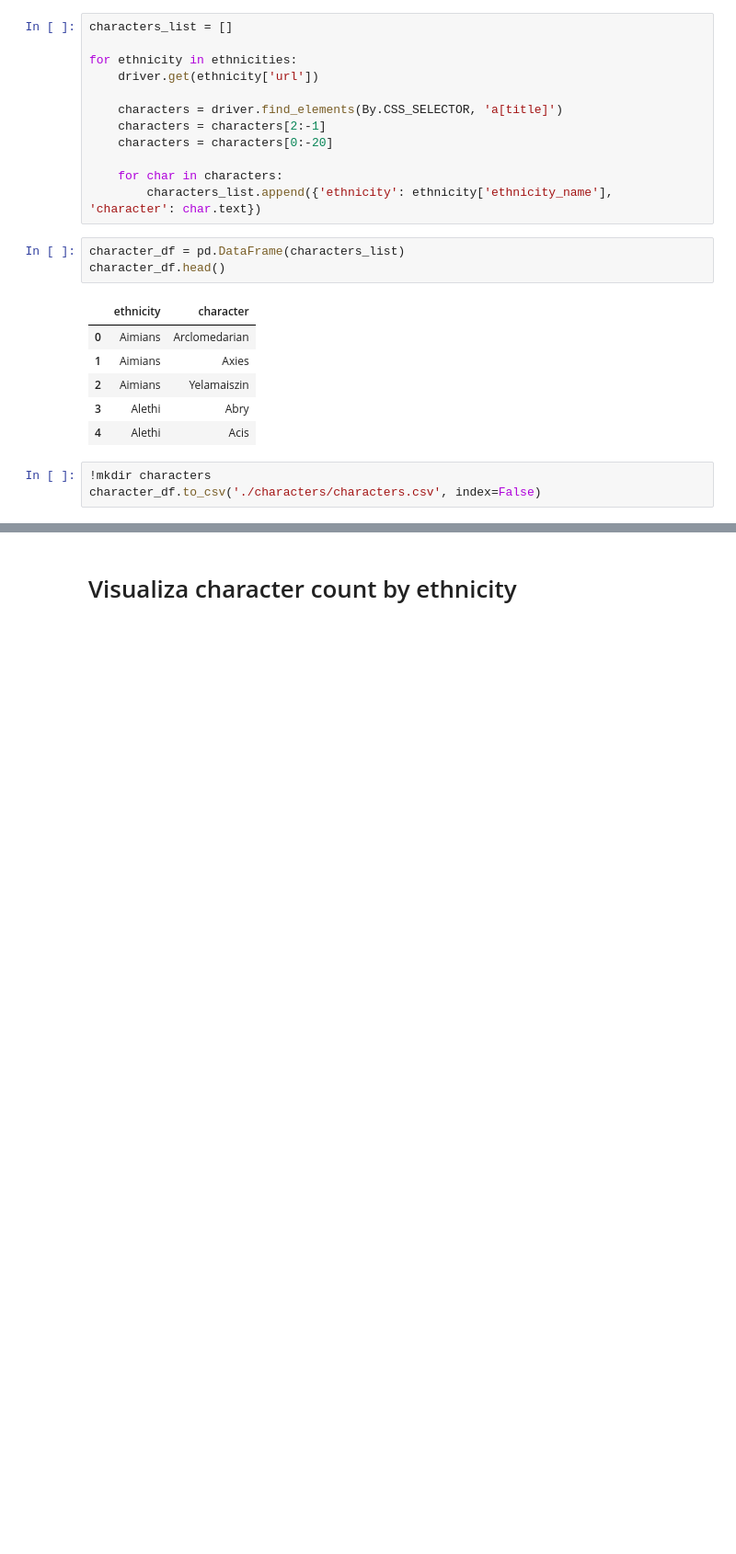
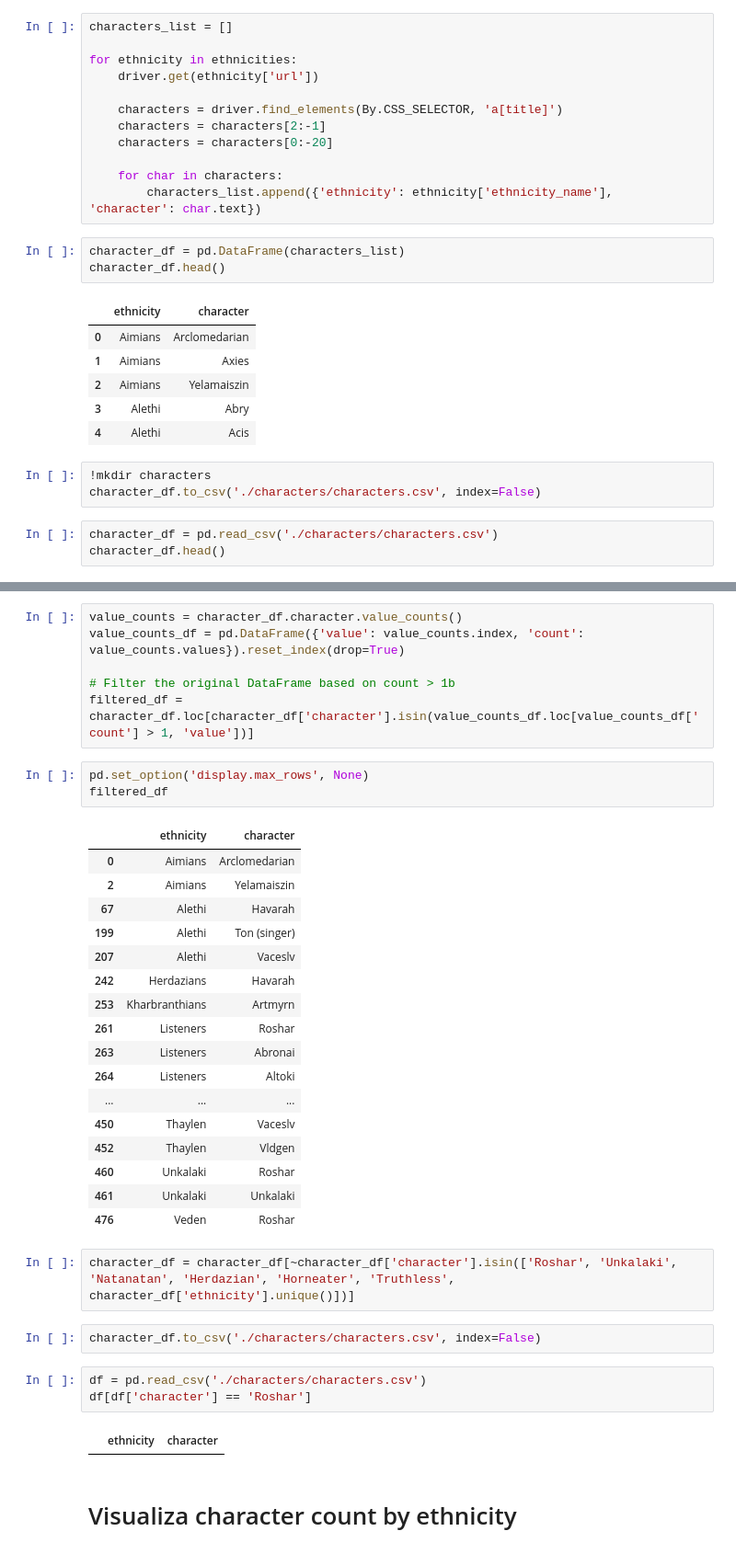
Before and after one commit to MarioMNM/stormlight_characters_network, a Jupyter notebook: character_web_scraping.ipynb, the cells around one changed output, grey strips where cells are left out. Shown at 92% size. Cells and saved outputs as stored; diff of their text form; blank space fills up the shorter version.

Commit message:
Removed wrong characters

```diff
--- a/character_web_scraping.ipynb
+++ b/character_web_scraping.ipynb
@@ -74,3 +76,6 @@ character_df.head()
 # %%
 !mkdir characters
 character_df.to_csv('./characters/characters.csv', index=False)
+# %%
+character_df = pd.read_csv('./characters/characters.csv')
+character_df.head()
@@ -77,3 +89,39 @@ character_df.to_csv('./characters/characters.csv', index=False)
+# %%
+value_counts = character_df.character.value_counts()
+value_counts_df = pd.DataFrame({'value': value_counts.index, 'count': value_counts.values}).reset_index(drop=True)
+
+# Filter the original DataFrame based on count > 1b
+filtered_df = character_df.loc[character_df['character'].isin(value_counts_df.loc[value_counts_df['count'] > 1, 'value'])]
+# %%
+pd.set_option('display.max_rows', None)
+filtered_df
+# %% [output]
+|  | ethnicity | character |
+| 0 | Aimians | Arclomedarian |
+| 2 | Aimians | Yelamaiszin |
+| 67 | Alethi | Havarah |
+| 199 | Alethi | Ton (singer) |
+| 207 | Alethi | Vaceslv |
+| 242 | Herdazians | Havarah |
+| 253 | Kharbranthians | Artmyrn |
+| 261 | Listeners | Roshar |
+| 263 | Listeners | Abronai |
+| 264 | Listeners | Altoki |
+| ... | ... | ... |
+| 450 | Thaylen | Vaceslv |
+| 452 | Thaylen | Vldgen |
+| 460 | Unkalaki | Roshar |
+| 461 | Unkalaki | Unkalaki |
+| 476 | Veden | Roshar |
+# %%
+character_df = character_df[~character_df['character'].isin(['Roshar', 'Unkalaki', 'Natanatan', 'Herdazian', 'Horneater', 'Truthless', character_df['ethnicity'].unique()])]
+# %%
+character_df.to_csv('./characters/characters.csv', index=False)
+# %%
+df = pd.read_csv('./characters/characters.csv')
+df[df['character'] == 'Roshar']
+# %% [output]
+|  | ethnicity | character |
 # %% [markdown]
 # Visualiza character count by ethnicity
 # %%
```
Also changed, not shown: parts of 3 cells of this notebook, 1 other file.
